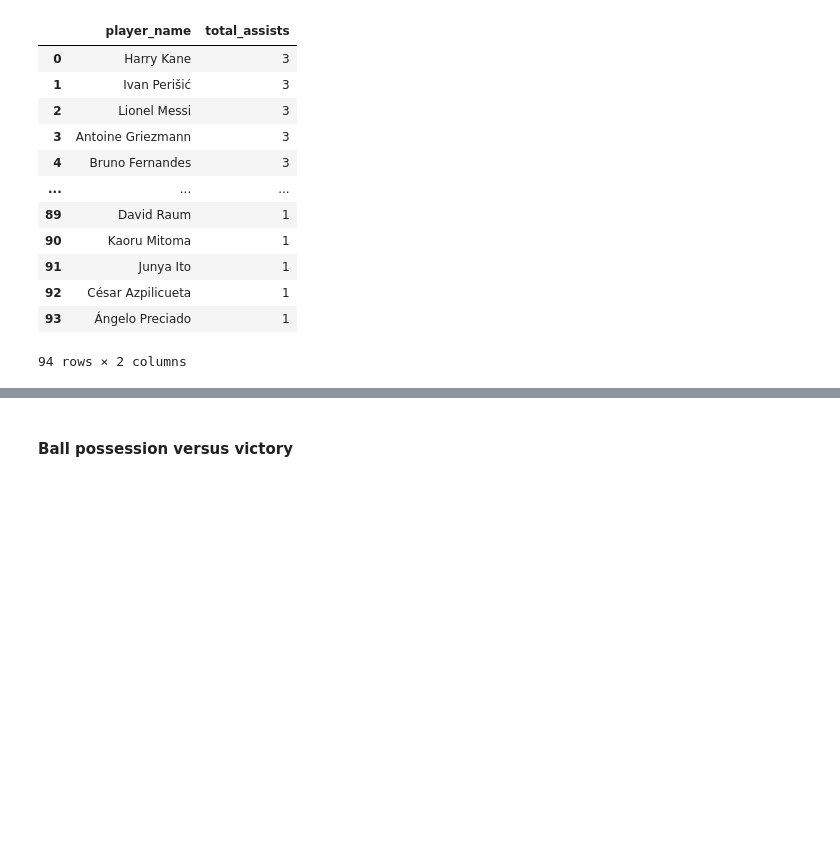
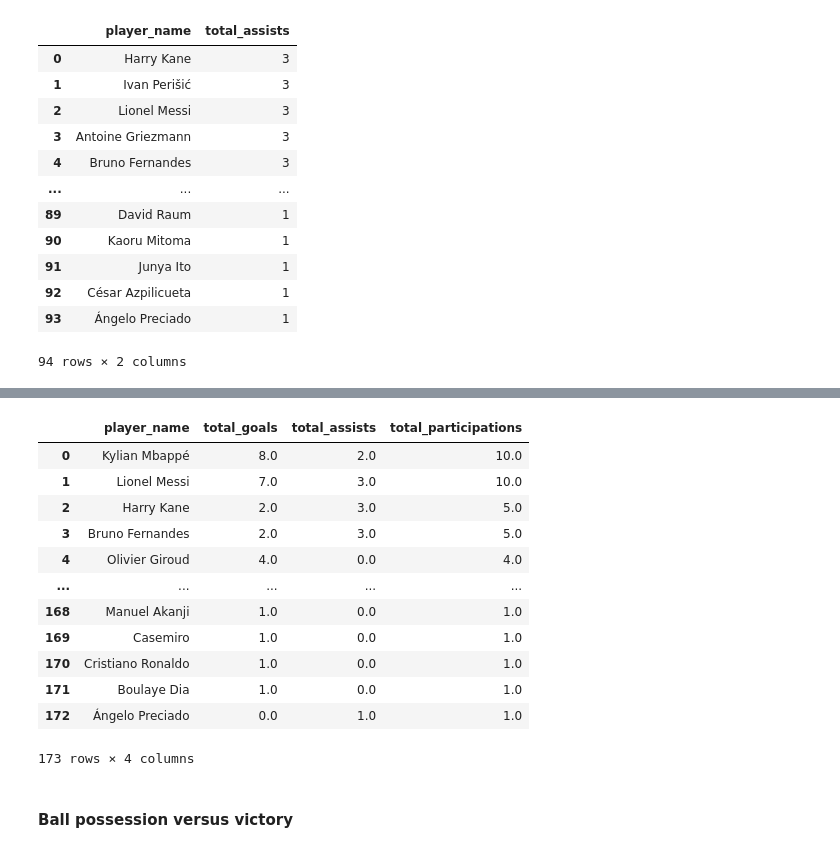
Before and after one commit to caiocmb7/projetos, a Jupyter notebook: ML&AI/world cup 2022/worldcup_eda.ipynb, the cells around one changed output, grey strips where cells are left out. Drawn from its saved outputs; the diff is of its cells as text; code cells hidden in the pictures; blank space fills up the shorter version.

```diff
--- a/ML&AI/world cup 2022/worldcup_eda.ipynb
+++ b/ML&AI/world cup 2022/worldcup_eda.ipynb
@@ -412,0 +434,25 @@ top_assists
+# %%
+df_participation = top_scores.merge(top_assists, how="outer", on="player_name").fillna(
+    0
+)
+df_participation["total_participations"] = (
+    df_participation["total_goals"] + df_participation["total_assists"]
+)
+df_participation = df_participation.sort_values(
+    "total_participations", ascending=False
+).reset_index(drop=True)
+df_participation
+# %% [output]
+|  | player_name | total_goals | total_assists | total_participations |
+| 0 | Kylian Mbappé | 8.0 | 2.0 | 10.0 |
+| 1 | Lionel Messi | 7.0 | 3.0 | 10.0 |
+| 2 | Harry Kane | 2.0 | 3.0 | 5.0 |
+| 3 | Bruno Fernandes | 2.0 | 3.0 | 5.0 |
+| 4 | Olivier Giroud | 4.0 | 0.0 | 4.0 |
+| ... | ... | ... | ... | ... |
+| 168 | Manuel Akanji | 1.0 | 0.0 | 1.0 |
+| 169 | Casemiro | 1.0 | 0.0 | 1.0 |
+| 170 | Cristiano Ronaldo | 1.0 | 0.0 | 1.0 |
+| 171 | Boulaye Dia | 1.0 | 0.0 | 1.0 |
+| 172 | Ángelo Preciado | 0.0 | 1.0 | 1.0 |
+173 rows × 4 columns
```
Also changed, not shown: parts of 4 cells of this notebook.
